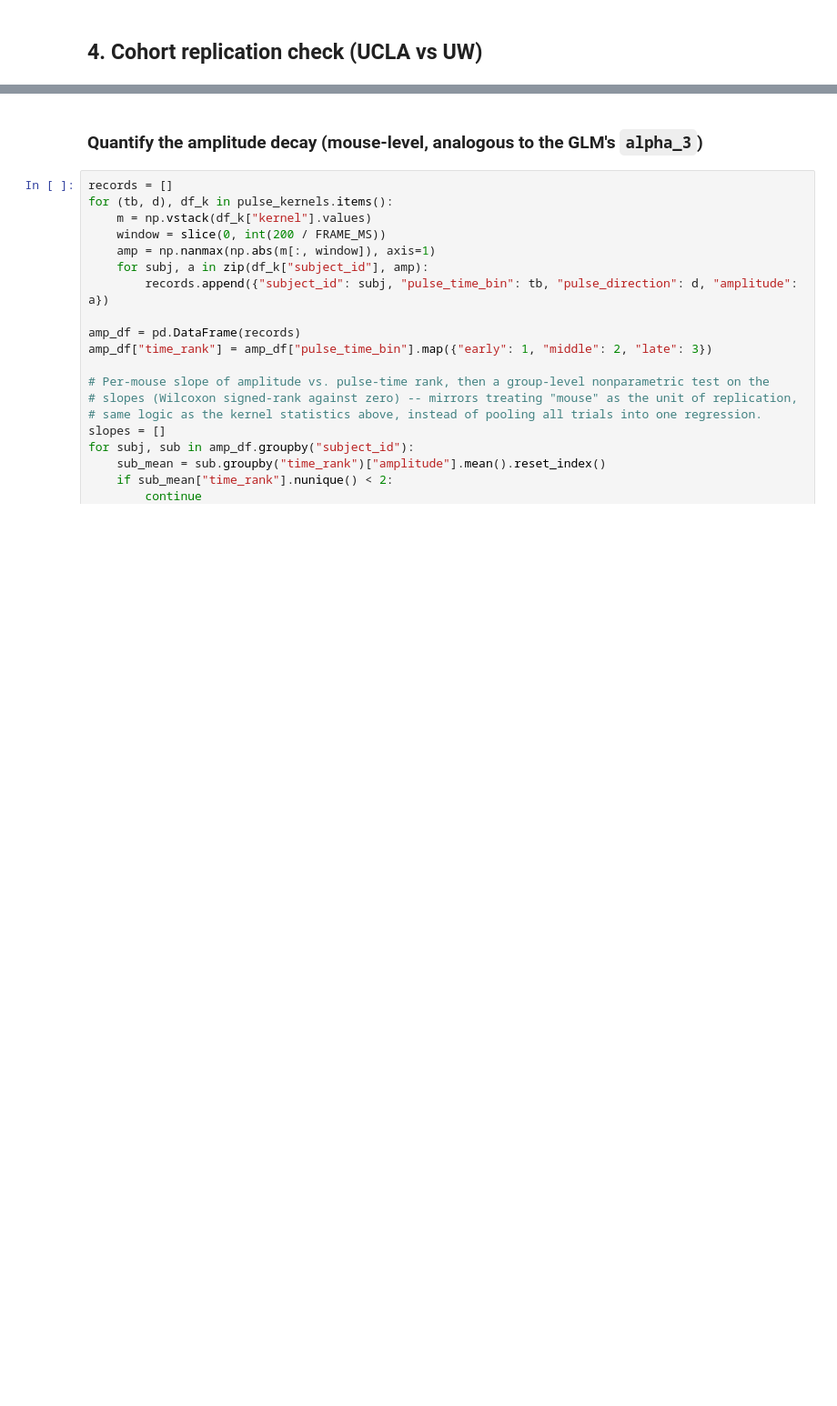
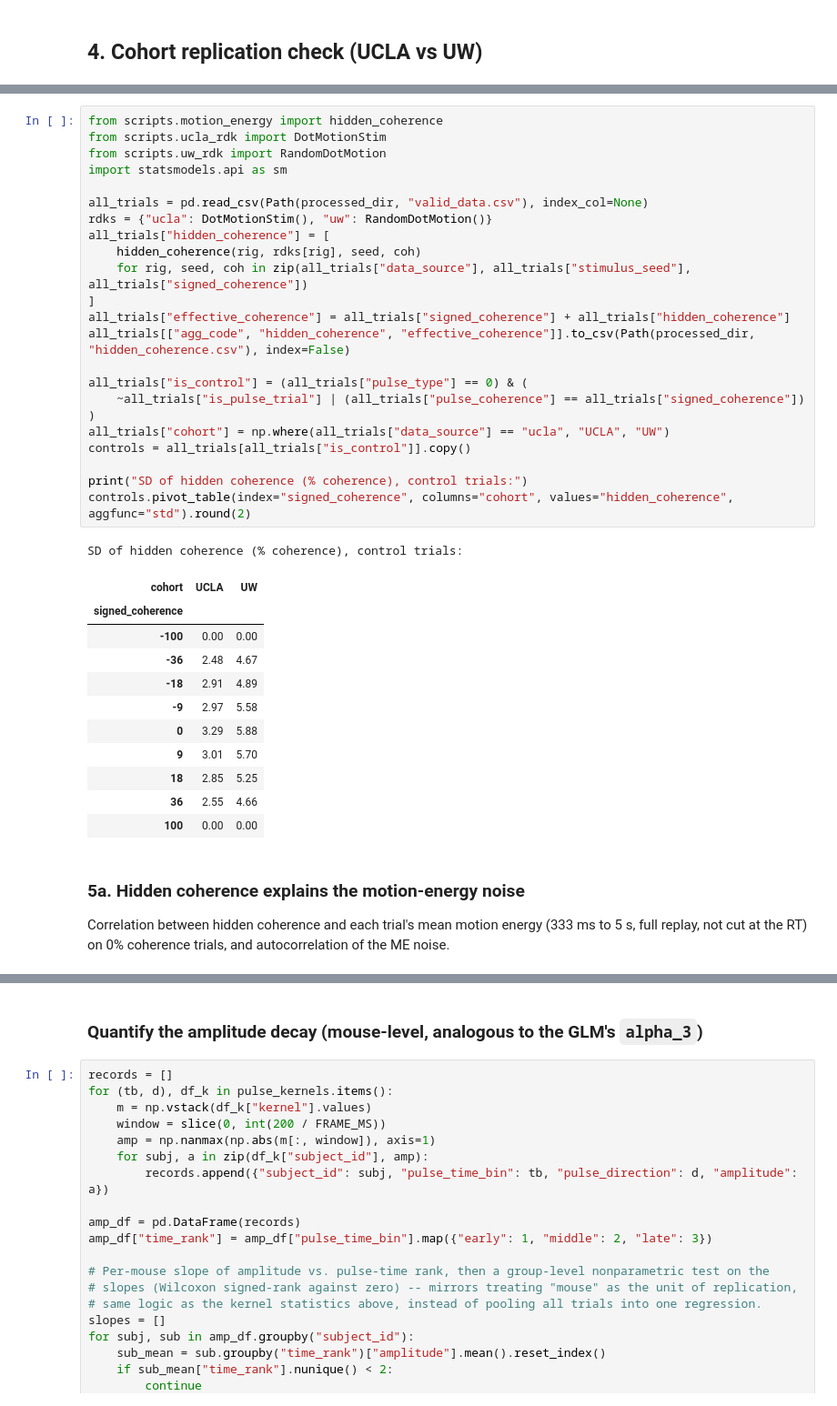
Before and after one commit to vaibrainium/decision-behavior-in-mice, a Jupyter notebook: notebooks/2.14-psychophysical-kernel-analysis.ipynb, the cells around one changed output, grey strips where cells are left out. Shown at 91% size. Saved outputs shown, nothing was run; the diff lists cells and outputs as text; blank space fills up the shorter version.

```diff
--- a/notebooks/2.14-psychophysical-kernel-analysis.ipynb
+++ b/notebooks/2.14-psychophysical-kernel-analysis.ipynb
@@ -321,0 +374,41 @@ print(f"UCLA (n={len(ucla_amp)}) mean amp={ucla_amp.mean():.3f}, UW (n={len(uw_a
+# %%
+from scripts.motion_energy import hidden_coherence
+from scripts.ucla_rdk import DotMotionStim
+from scripts.uw_rdk import RandomDotMotion
+import statsmodels.api as sm
+
+all_trials = pd.read_csv(Path(processed_dir, "valid_data.csv"), index_col=None)
+rdks = {"ucla": DotMotionStim(), "uw": RandomDotMotion()}
+all_trials["hidden_coherence"] = [
+    hidden_coherence(rig, rdks[rig], seed, coh)
+    for rig, seed, coh in zip(all_trials["data_source"], all_trials["stimulus_seed"], all_trials["signed_coherence"])
+]
+all_trials["effective_coherence"] = all_trials["signed_coherence"] + all_trials["hidden_coherence"]
+all_trials[["agg_code", "hidden_coherence", "effective_coherence"]].to_csv(Path(processed_dir, "hidden_coherence.csv"), index=False)
+
+all_trials["is_control"] = (all_trials["pulse_type"] == 0) & (
+    ~all_trials["is_pulse_trial"] | (all_trials["pulse_coherence"] == all_trials["signed_coherence"])
+)
+all_trials["cohort"] = np.where(all_trials["data_source"] == "ucla", "UCLA", "UW")
+controls = all_trials[all_trials["is_control"]].copy()
+
+print("SD of hidden coherence (% coherence), control trials:")
+controls.pivot_table(index="signed_coherence", columns="cohort", values="hidden_coherence", aggfunc="std").round(2)
+# %% [output]
+SD of hidden coherence (% coherence), control trials:
+| cohort | UCLA | UW |
+| signed_coherence |  |  |
+| -100 | 0.00 | 0.00 |
+| -36 | 2.48 | 4.67 |
+| -18 | 2.91 | 4.89 |
+| -9 | 2.97 | 5.58 |
+| 0 | 3.29 | 5.88 |
+| 9 | 3.01 | 5.70 |
+| 18 | 2.85 | 5.25 |
+| 36 | 2.55 | 4.66 |
+| 100 | 0.00 | 0.00 |
+# %% [markdown]
+### 5a. Hidden coherence explains the motion-energy noise
+
+Correlation between hidden coherence and each trial's mean motion energy (333 ms to 5 s, full replay, not cut at the
+RT) on 0% coherence trials, and autocorrelation of the ME noise.
```
Also changed, not shown: parts of 24 cells of this notebook, 2 other files.
